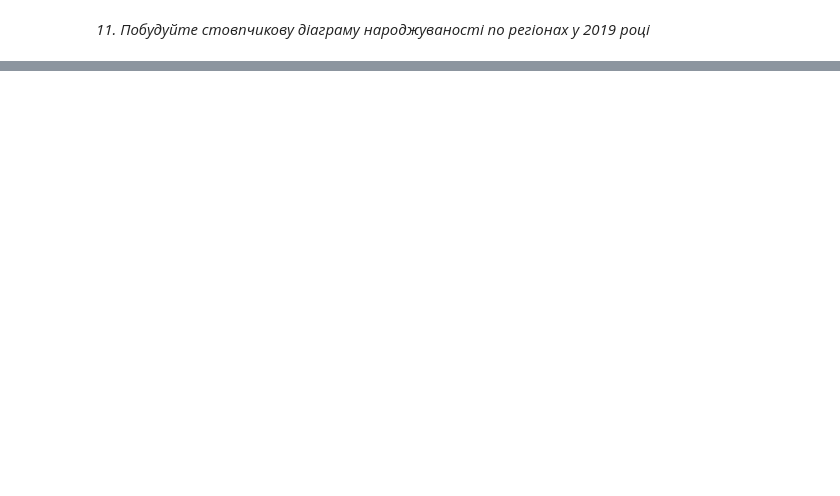
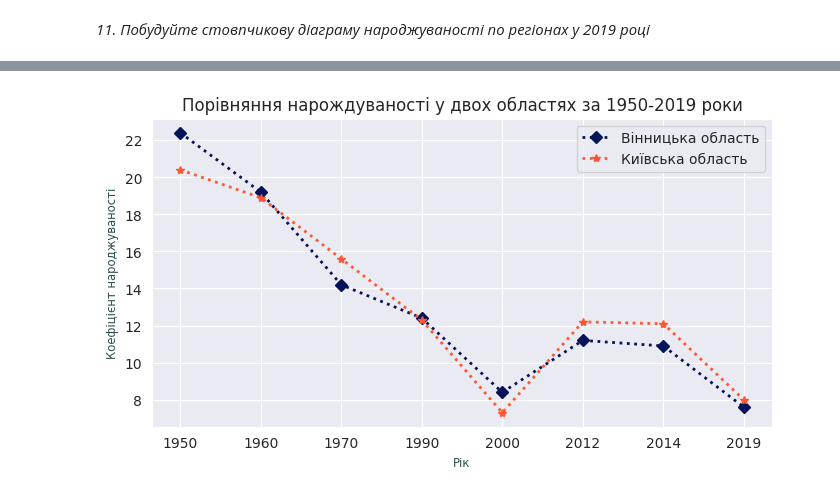
Before and after one commit to Olena-24/Science-HW, a Jupyter notebook: Hw2_1.ipynb, the cells around one changed output, grey strips where cells are left out. Drawn from its saved outputs; the diff is of its cells as text; code cells hidden in the pictures; blank space fills up the shorter version.

```diff
--- a/Hw2_1.ipynb
+++ b/Hw2_1.ipynb
@@ -232,0 +227,32 @@ NameError: name 'vinnitsa' is not defined
+# %%
+#График 3
+
+years_vinnytsya = df.columns[1:].astype(str)
+years_kiyivska = df.columns[1:].astype(str)
+birth_rates_vinnytsya = df.iloc[1, 1:].values
+birth_rates_kiyivska = df.iloc[9, 1:].values
+
+plt.figure(figsize=(8, 4))
+
+plt.plot(years_vinnytsya, birth_rates_vinnytsya,linestyle=":",
+    color="#061358",
+    linewidth=2,
+    marker="D",
+    label="Вінницька область")
+
+plt.plot(
+    years_kiyivska, birth_rates_kiyivska,
+    linestyle=":",
+    color="#FF5733",
+    linewidth=2,
+    marker="*",
+    label = "Київська область")
+
+
+plt.xlabel("Рік", fontsize="small", color="darkslategrey")
+plt.ylabel("Коефіцієнт народжуваності", fontsize="small", color="darkslategrey")
+plt.title("Порівняння нарождуваності у двох областях за 1950-2019 роки")
+plt.legend()
+plt.show()
+# %% [output]
+[figure, added]
```
Also changed, not shown: parts of 30 cells of this notebook.
